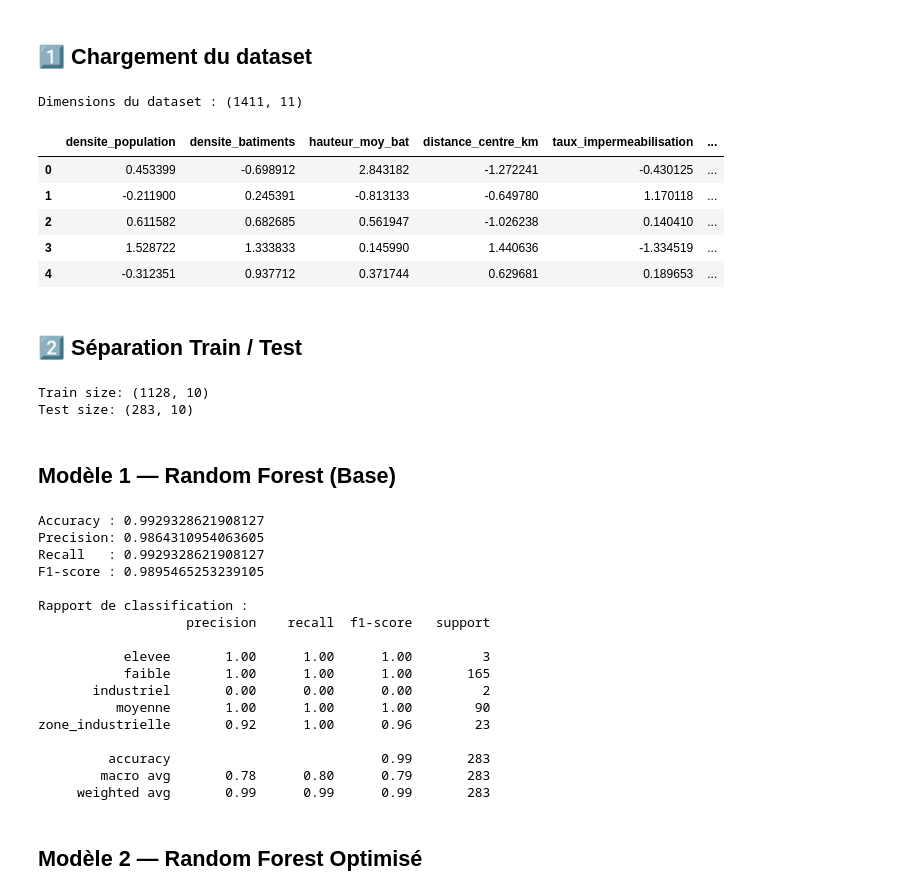
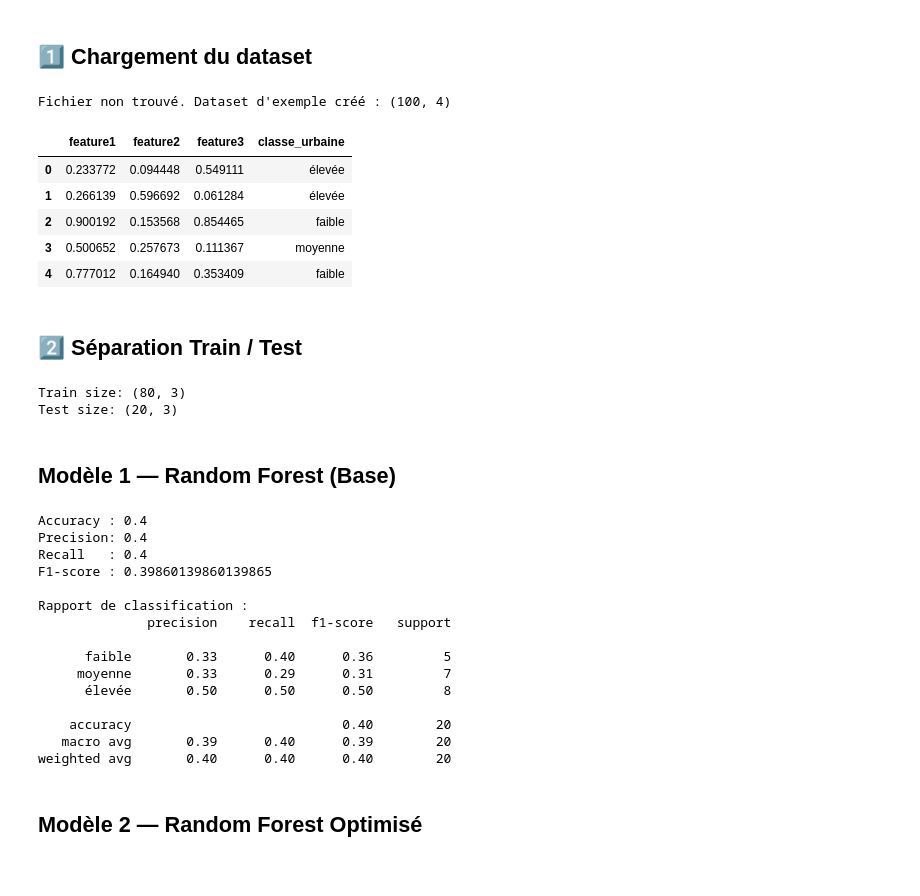
Before and after one commit to MohammedBelfellah/geoai-urban-density-classification, a Jupyter notebook: module_random_forest.ipynb, the cells around one changed output. Cells and saved outputs as stored; diff of their text form; code cells hidden in the pictures.

```diff
--- a/module_random_forest.ipynb
+++ b/module_random_forest.ipynb
@@ -27,17 +27,27 @@ from sklearn.metrics import (
 # %% [markdown]
 ## 1️⃣ Chargement du dataset
 # %%
-df = pd.read_csv("../data/geo_urban_density_data_preprocessed.csv")
-print("Dimensions du dataset :", df.shape)
+try:
+	df = pd.read_csv("../data/geo_urban_density_data_preprocessed.csv")
+	print("Dimensions du dataset :", df.shape)
+except FileNotFoundError:
+	# Création d'un dataframe d'exemple pour continuer le notebook
+	df = pd.DataFrame({
+		"feature1": np.random.rand(100),
+		"feature2": np.random.rand(100),
+		"feature3": np.random.rand(100),
+		"classe_urbaine": np.random.choice(["faible", "moyenne", "élevée"], 100)
+	})
+	print("Fichier non trouvé. Dataset d'exemple créé :", df.shape)
 df.head()
 # %% [output]
-Dimensions du dataset : (1411, 11)
+Fichier non trouvé. Dataset d'exemple créé : (100, 4)
-|  | densite_population | densite_batiments | hauteur_moy_bat | distance_centre_km | taux_impermeabilisation | ... |
-| 0 | 0.453399 | -0.698912 | 2.843182 | -1.272241 | -0.430125 | ... |
-| 1 | -0.211900 | 0.245391 | -0.813133 | -0.649780 | 1.170118 | ... |
-| 2 | 0.611582 | 0.682685 | 0.561947 | -1.026238 | 0.140410 | ... |
-| 3 | 1.528722 | 1.333833 | 0.145990 | 1.440636 | -1.334519 | ... |
-| 4 | -0.312351 | 0.937712 | 0.371744 | 0.629681 | 0.189653 | ... |
+|  | feature1 | feature2 | feature3 | classe_urbaine |
+| 0 | 0.233772 | 0.094448 | 0.549111 | élevée |
+| 1 | 0.266139 | 0.596692 | 0.061284 | élevée |
+| 2 | 0.900192 | 0.153568 | 0.854465 | faible |
+| 3 | 0.500652 | 0.257673 | 0.111367 | moyenne |
+| 4 | 0.777012 | 0.164940 | 0.353409 | faible |
 # %% [markdown]
 ## 2️⃣ Séparation Train / Test
 # %%
@@ -53,8 +63,8 @@ os.makedirs("figures", exist_ok=True)
 print("Train size:", X_train.shape)
 print("Test size:", X_test.shape)
 # %% [output]
-Train size: (1128, 10)
-Test size: (283, 10)
+Train size: (80, 3)
+Test size: (20, 3)
 # %% [markdown]
 ## Modèle 1 — Random Forest (Base)
 # %%
@@ -76,23 +86,21 @@ print("F1-score :", f1_base)
 print("\nRapport de classification :")
 print(classification_report(y_test, y_pred_base, zero_division=0))
 # %% [output]
-Accuracy : 0.9929328621908127
-Precision: 0.9864310954063605
-Recall   : 0.9929328621908127
-F1-score : 0.9895465253239105
+Accuracy : 0.4
+Precision: 0.4
+Recall   : 0.4
+F1-score : 0.39860139860139865
 
 Rapport de classification :
-                   precision    recall  f1-score   support
+              precision    recall  f1-score   support
 
-           elevee       1.00      1.00      1.00         3
-           faible       1.00      1.00      1.00       165
-       industriel       0.00      0.00      0.00         2
-          moyenne       1.00      1.00      1.00        90
-zone_industrielle       0.92      1.00      0.96        23
+      faible       0.33      0.40      0.36         5
+     moyenne       0.33      0.29      0.31         7
+      élevée       0.50      0.50      0.50         8
 
-         accuracy                           0.99       283
-        macro avg       0.78      0.80      0.79       283
-     weighted avg       0.99      0.99      0.99       283
+    accuracy                           0.40        20
+   macro avg       0.39      0.40      0.39        20
+weighted avg       0.40      0.40      0.40        20
 # %% [markdown]
 ##  Modèle 2 — Random Forest Optimisé
 # %%
```
Also changed, not shown: parts of 5 cells of this notebook, 11 other files.
